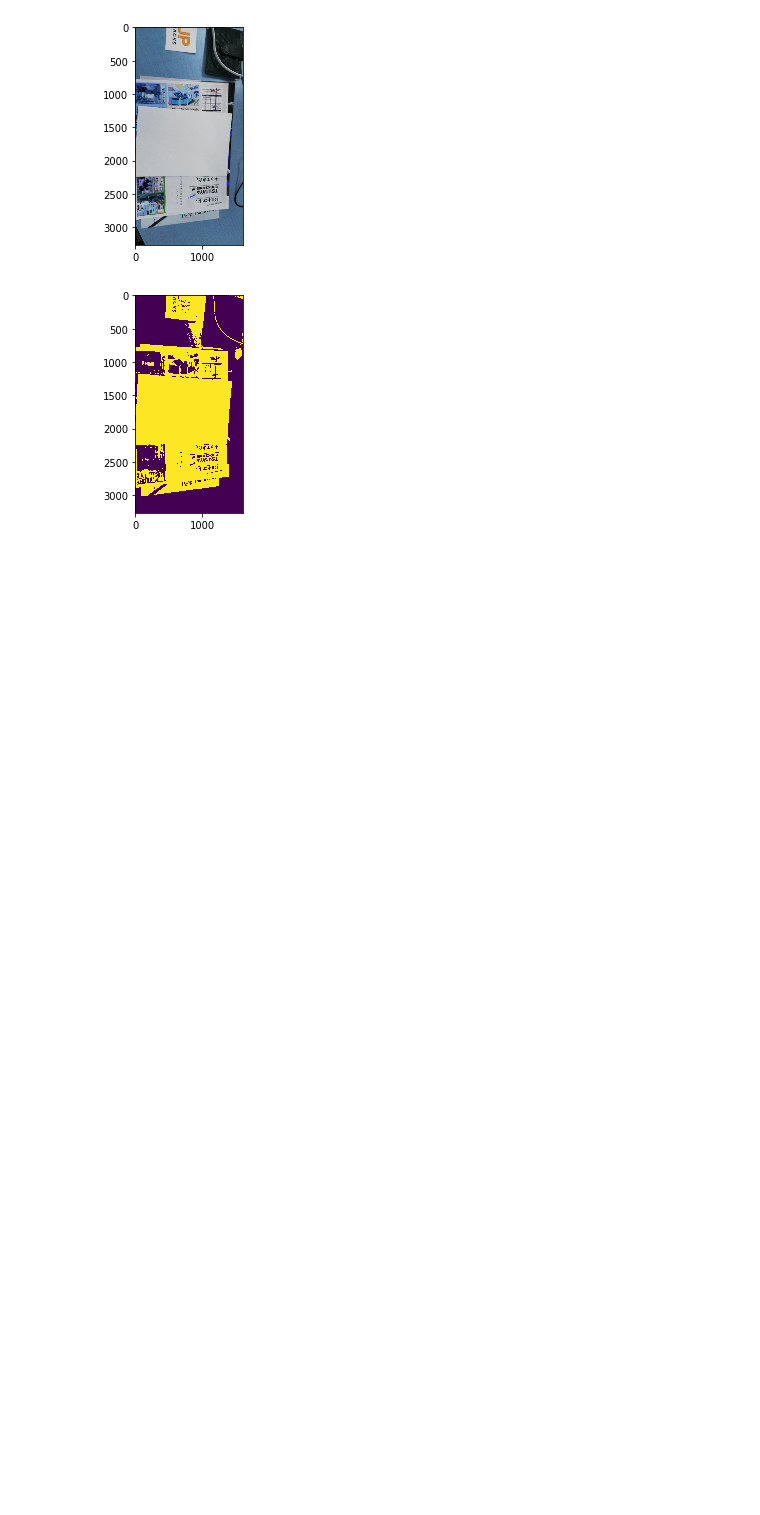
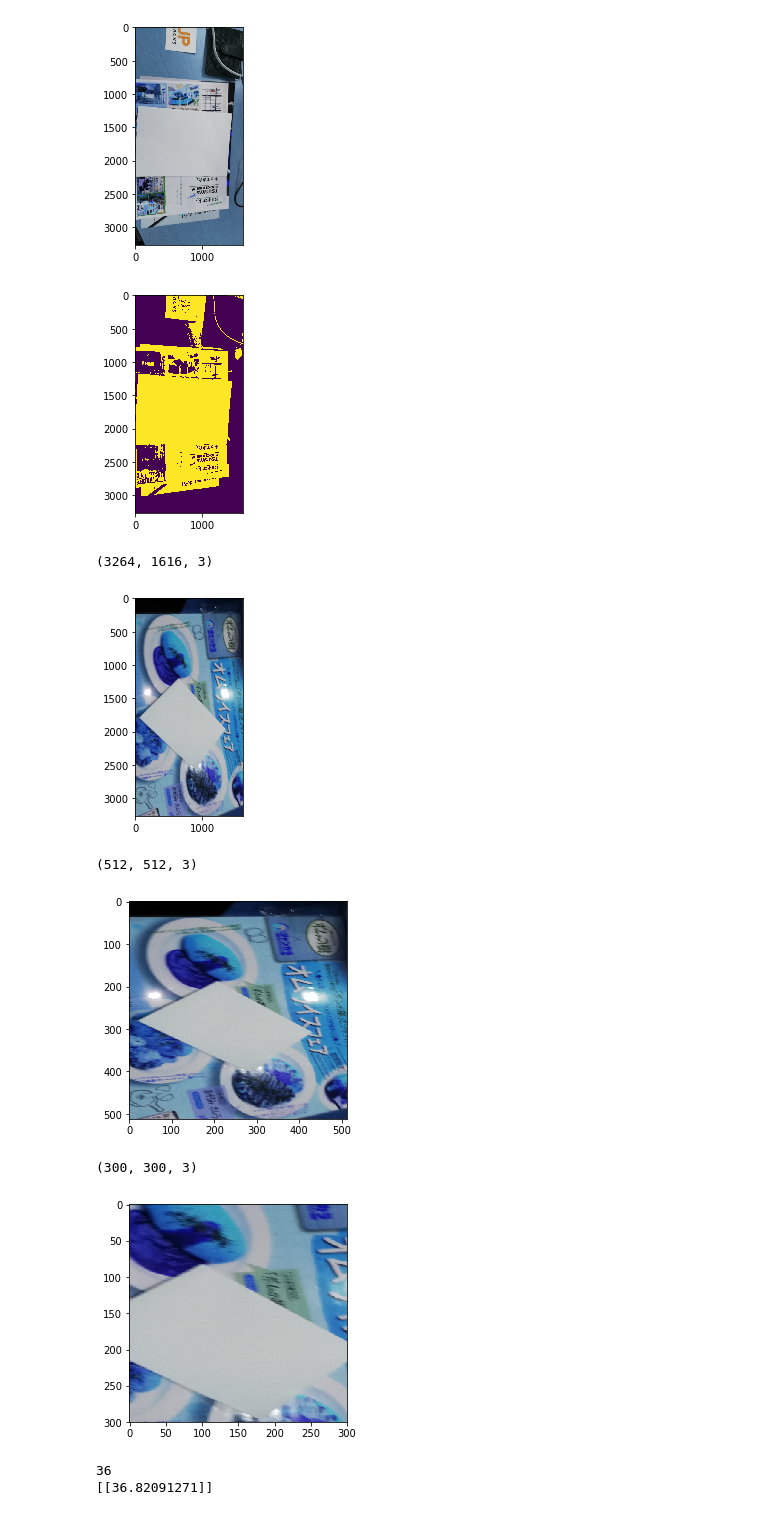
Before and after one commit to jphacks/KB_1815, a Jupyter notebook: tmp/letter_classifier/Untitled.ipynb, the cells around one changed output. Drawn from its saved outputs; the diff is of its cells as text; code cells hidden in the pictures; blank space fills up the shorter version.

Commit message:
add letter_detector

```diff
--- a/tmp/letter_classifier/Untitled.ipynb
+++ b/tmp/letter_classifier/Untitled.ipynb
@@ -109,0 +192,35 @@ plt.show()
+# %%
+img = cv2.imread('letter_00004.jpg')
+
+print(img.shape)
+plt.imshow(img)
+plt.show()
+
+img = cv2.resize(img, (512, 512))
+print(img.shape)
+plt.imshow(img)
+plt.show()
+
+img = extract_center_position(img, size_extract=(300, 300))
+print(img.shape)
+
+plt.imshow(img)
+plt.show()
+# %% [output]
+(3264, 1616, 3)
+[figure, added]
+(512, 512, 3)
+[figure, added]
+(300, 300, 3)
+[figure, added]
+# %%
+img = cv2.imread('letter_00000.jpg')
+img = cv2.resize(img, (512, 512))
+gray = cv2.cvtColor(img, cv2.COLOR_BGR2GRAY)
+img = extract_center_position(gray, size_extract=(300, 300))
+print(int(np.std(img)))
+mean, stddev = cv2.meanStdDev(img)
+print(stddev)
+# %% [output]
+36
+[[36.82091271]]
```
Also changed, not shown: parts of 4 cells of this notebook, 7 other files.
